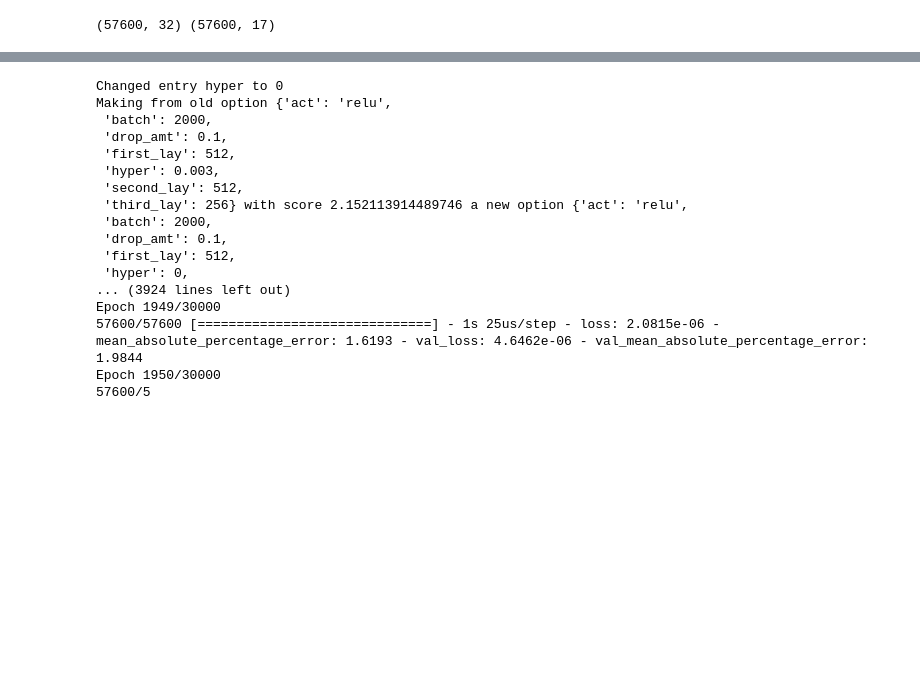
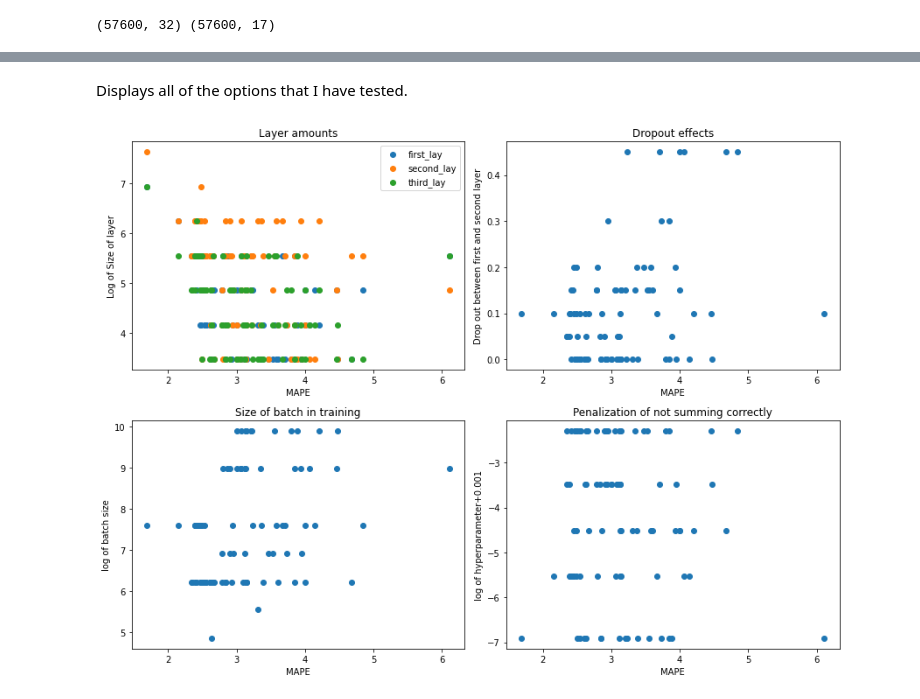
Before and after one commit to MarlonTri/156_Final_Project, a Jupyter notebook: notebooks/Generator.ipynb, the cells around one changed output, grey strips where cells are left out. Saved outputs shown, nothing was run; the diff lists cells and outputs as text; code cells hidden in the pictures; blank space fills up the shorter version.

Commit message:
Added comments and graphs to notebook

```diff
--- a/notebooks/Generator.ipynb
+++ b/notebooks/Generator.ipynb
@@ -122,5 +142,5 @@ def test_options(opt,return_mod = False,patience=100,verbose=0):
 # %%
-while True:
+def genetic_search(patience,verbose):
     with open("list.pickle","rb") as  f:
         lst = pickle.load(f)
 
@@ -130,16 +150,12 @@ while True:
         print("picking fresh option:")
         print(f"FRESH NEW OPTION:{new_opt}")
     else:
-        old_opt,score = choice(lst[:1])
+        old_opt,score = choice(lst[:10])
         new_opt = old_opt.get_sim(verbose=True)
 
         print(f"Making from old option {old_opt} with score {score} a new option {new_opt}")
 
-    new_opt.first_lay = 2**10
-    new_opt.second_lay = 2**11
-    new_opt.third_lay = 2**10
-    print(new_opt)
-    score,model = test_options(new_opt,return_mod = True, patience = 100, verbose = 1)
+    score,model = test_options(new_opt,return_mod = True, patience = patience, verbose = verbose)
     lst.append((new_opt,score))
     print(lst[-1][1])
     print()
@@ -151,21 +167,5 @@ while True:
     print([x[1] for x in lst])
     with open("list.pickle","wb") as f:
         pickle.dump(lst,f)
+
+#genetic_search(50,0)
-# %% [output]
-Changed entry hyper to 0
-Making from old option {'act': 'relu',
- 'batch': 2000,
- 'drop_amt': 0.1,
- 'first_lay': 512,
- 'hyper': 0.003,
- 'second_lay': 512,
- 'third_lay': 256} with score 2.152113914489746 a new option {'act': 'relu',
- 'batch': 2000,
- 'drop_amt': 0.1,
- 'first_lay': 512,
- 'hyper': 0,
-... (3924 lines left out)
-Epoch 1949/30000
-57600/57600 [==============================] - 1s 25us/step - loss: 2.0815e-06 - mean_absolute_percentage_error: 1.6193 - val_loss: 4.6462e-06 - val_mean_absolute_percentage_error: 1.9844
-Epoch 1950/30000
-57600/5
@@ -175,4 +172,45 @@ for key in OPTIONS.keys():
-# %%
-with open("list.pickle2","wb") as f:
-        if input("Are you sure?")=="yes":
-            pickle.dump([],f)
+# %% [markdown]
+Displays all of the options that I have tested.
+# %%
+def display_pickled_results():
+    with open("list.pickle","rb") as  f:
+        lst = pickle.load(f)
+    scores = [x for _,x in lst]
+    d = dict()
+    for key in OPTIONS.keys():
+        d[key]=[x.__dict__[key] for x,_ in lst]
+
+    plt.rcParams['figure.figsize'] = [12,9]
+    plt.subplot(2,2,1)
+    for x in d.keys():
+        if "lay" in x:
+            plt.scatter(scores,np.log(d[x]), label=x)
+    plt.legend()
+    plt.title("Layer amounts")
+    plt.ylabel("Log of Size of layer")
+    plt.xlabel("MAPE")
+
+    plt.subplot(2,2,2)
+    plt.scatter(scores,d["drop_amt"])
+    plt.title("Dropout effects")
+    plt.ylabel("Drop out between first and second layer")
+    plt.xlabel("MAPE")
+
+    plt.subplot(2,2,3)
+    plt.title("Size of batch in training")
+    plt.ylabel("log of batch size")
+    plt.xlabel("MAPE")
+    plt.scatter(scores,np.log(d["batch"]))
+
+    plt.subplot(2,2,4)
+    plt.title("Penalization of not summing correctly")
+    plt.ylabel("log of hyperparameter+0.001")
+    plt.xlabel("MAPE")
+    plt.scatter(scores,np.log(np.array(d["hyper"])+0.001))
+    plt.tight_layout()
+    plt.show()
+
+
+display_pickled_results()
+# %% [output]
+[figure, added]
```
Also changed, not shown: parts of 25 cells of this notebook.
